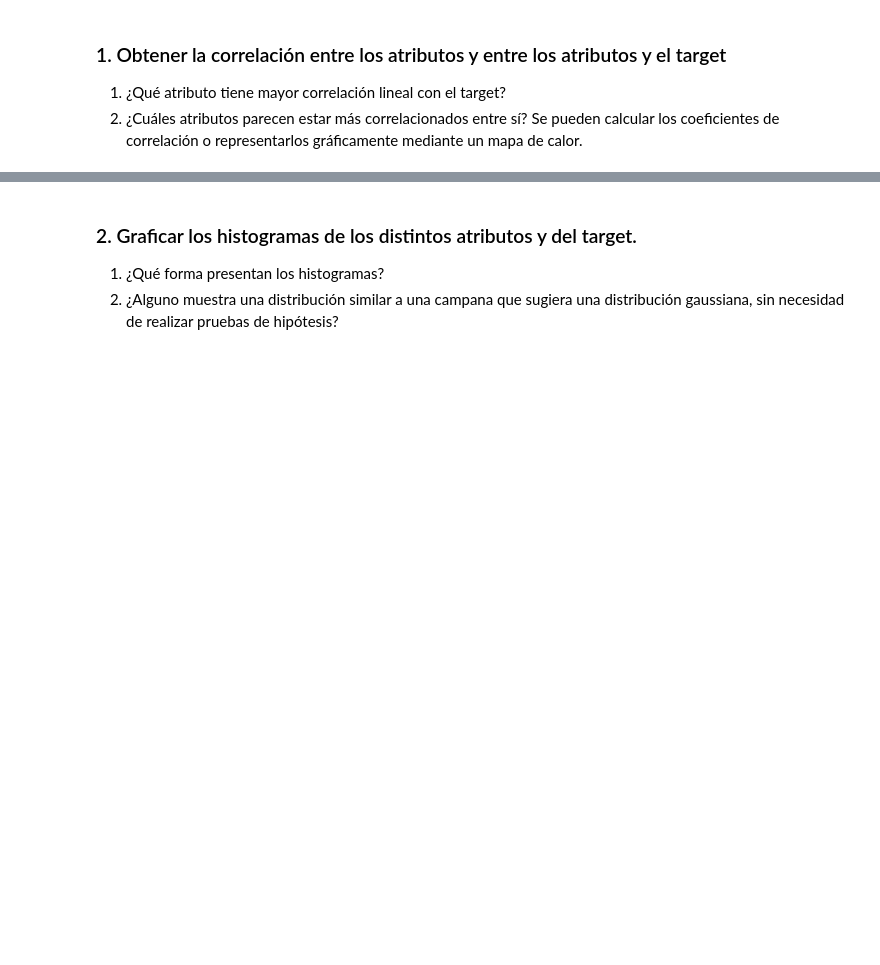
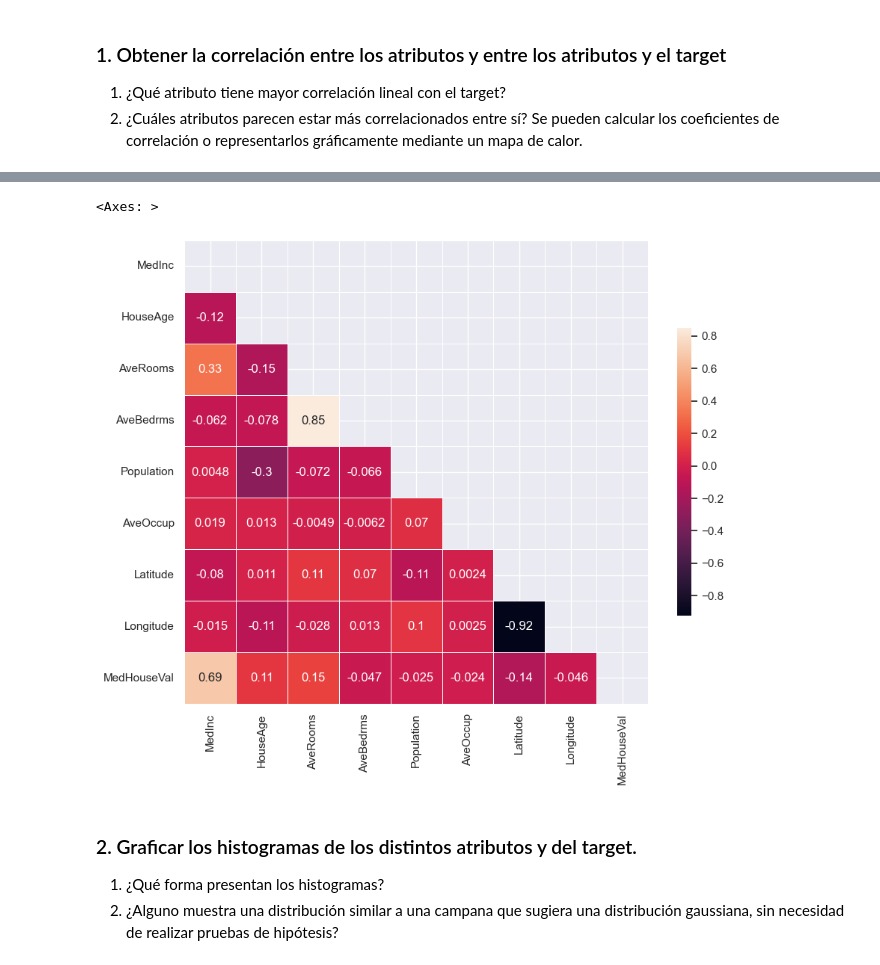
Before and after one commit to gasper-az/intro_ia, a Jupyter notebook: resoluciones_tp/tp_02/resolucion_tp_02.ipynb, the cells around one changed output, grey strips where cells are left out. Drawn from its saved outputs; the diff is of its cells as text; code cells hidden in the pictures; blank space fills up the shorter version.

```diff
--- a/resoluciones_tp/tp_02/resolucion_tp_02.ipynb
+++ b/resoluciones_tp/tp_02/resolucion_tp_02.ipynb
@@ -10,0 +13,29 @@
+# %%
+# Imports
+import pandas as pd
+import numpy as np
+import matplotlib.pyplot as plt
+import seaborn as sns
+
+from sklearn.datasets import fetch_california_housing
+from sklearn.model_selection import train_test_split, cross_val_score
+from sklearn.preprocessing import StandardScaler
+from sklearn.metrics import r2_score, mean_absolute_error, mean_squared_error
+
+from sklearn.linear_model import LinearRegression, Ridge
+
+sns.set()
+# %%
+# Cargamos el dataset - Código provisto por la cátedras
+california_housing = fetch_california_housing()
+
+# Obtenemos los atributos y el target:
+X = california_housing.data
+y = california_housing.target
+
+# Transformamos los datos a estructuras de Pandas:
+X = pd.DataFrame(X, columns=california_housing['feature_names'])
+y = pd.Series(y, name=california_housing['target_names'][0])
+
+# Unimos X e y; esto es útil para generar el mapa de calor de correlaciones
+df_california = pd.concat([X, y], axis=1)
@@ -16,3 +107,17 @@
+# %%
+# Fuente: https://seaborn.pydata.org/examples/many_pairwise_correlations.html
+corr = df_california.corr()
+
+# Se genera una máscara para la parte correspondiente al triángulo superior de la matriz
+mask = np.triu(np.ones_like(corr, dtype=bool))
+
+# Tamaño del gráfico de matplotlib
+plt.figure(figsize=(10, 10))
+
+sns.heatmap(corr, annot=True, mask=mask, square=True, linewidths=.5, cbar_kws={"shrink": .5})
+# %% [output]
+<Axes: >
+[figure, added]
 # %% [markdown]
 ### 2. Graficar los histogramas de los distintos atributos y del target.
 
```
Also changed, not shown: parts of 6 cells of this notebook.
